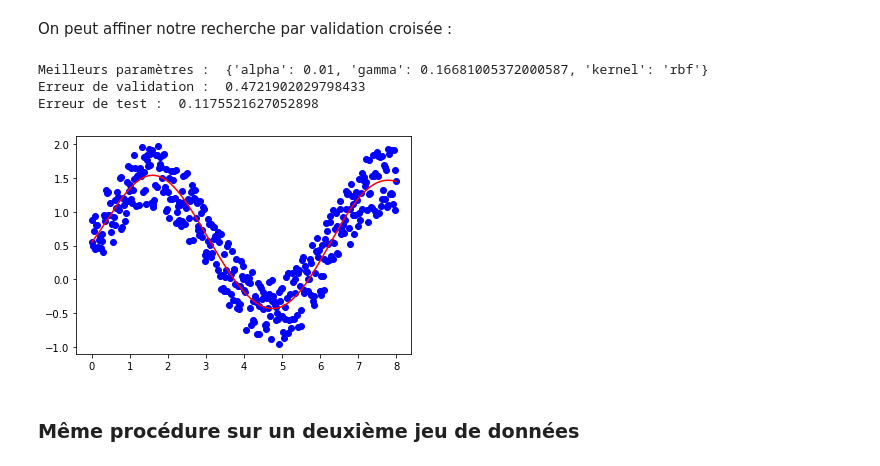
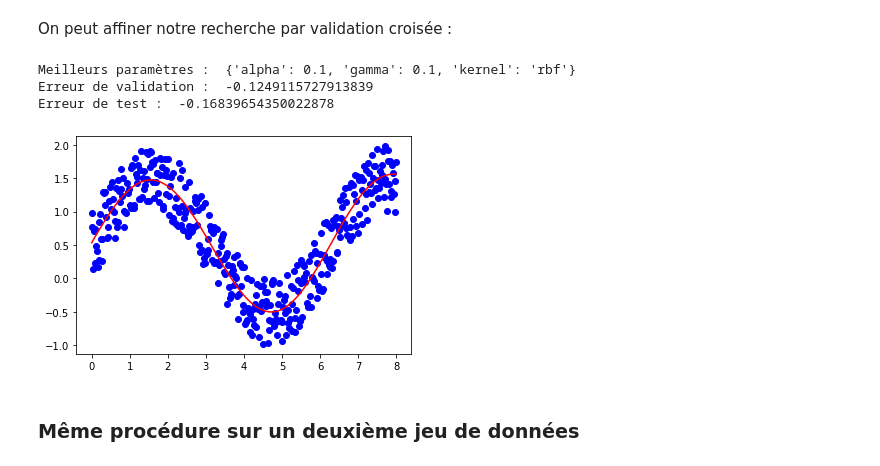
Before and after one commit to Maxime-LP/lung-owkin, a Jupyter notebook: krr_maxime_le_paumier.ipynb, the cells around one changed output. Cells and saved outputs as stored; diff of their text form; code cells hidden in the pictures.

```diff
--- a/krr_maxime_le_paumier.ipynb
+++ b/krr_maxime_le_paumier.ipynb
@@ -82,26 +82,27 @@ On peut affiner notre recherche par validation croisée :
 # %%
 from sklearn.model_selection import GridSearchCV
 krCV = GridSearchCV(
     KernelRidge(),
     param_grid = {
         "alpha": [1, 0.1, 1e-2, 1e-3, 1e-4],
         "gamma": np.logspace(-1, 1, 10),
         'kernel':['linear', 'rbf', 'poly']
-        }
+        },
+    scoring='neg_mean_squared_error'
 )
 
 krCV.fit(X_train, y_train)
 print("Meilleurs paramètres : ", krCV.best_params_)
 print("Erreur de validation : ", krCV.best_score_)
 y_pred = krCV.predict(X_train)
 _ = plt.scatter(X_train,y_train,c='b')
 _ = plt.plot(X_train,y_pred,c='r')
-print("Erreur de test : ", mean_squared_error(y_test, krCV.predict(X_test)))
+print("Erreur de test : ", -mean_squared_error(y_test, krCV.predict(X_test)))
 # %% [output]
-Meilleurs paramètres :  {'alpha': 0.01, 'gamma': 0.16681005372000587, 'kernel': 'rbf'}
-Erreur de validation :  0.4721902029798433
-Erreur de test :  0.1175521627052898
+Meilleurs paramètres :  {'alpha': 0.1, 'gamma': 0.1, 'kernel': 'rbf'}
+Erreur de validation :  -0.1249115727913839
+Erreur de test :  -0.16839654350022878
-[figure, old version]
+[figure, new version]
 # %% [markdown]
 ### Même procédure sur un deuxième jeu de données
 # %%
```
Also changed, not shown: parts of 4 cells of this notebook, 1 other file.
